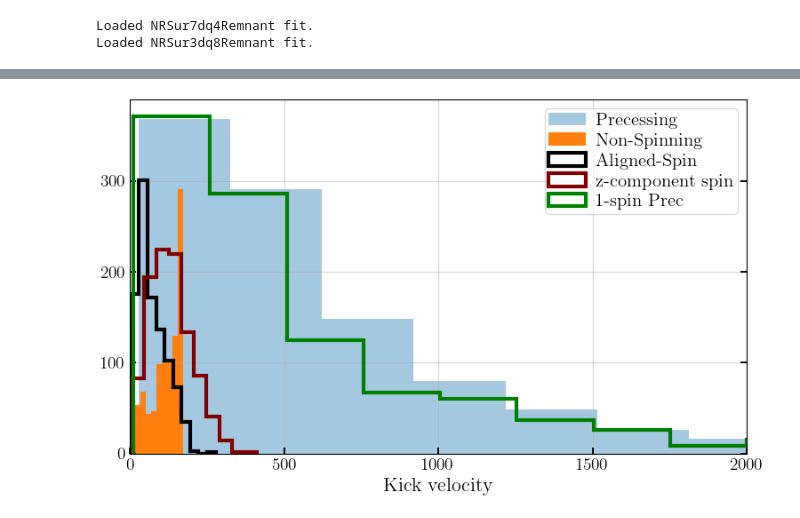
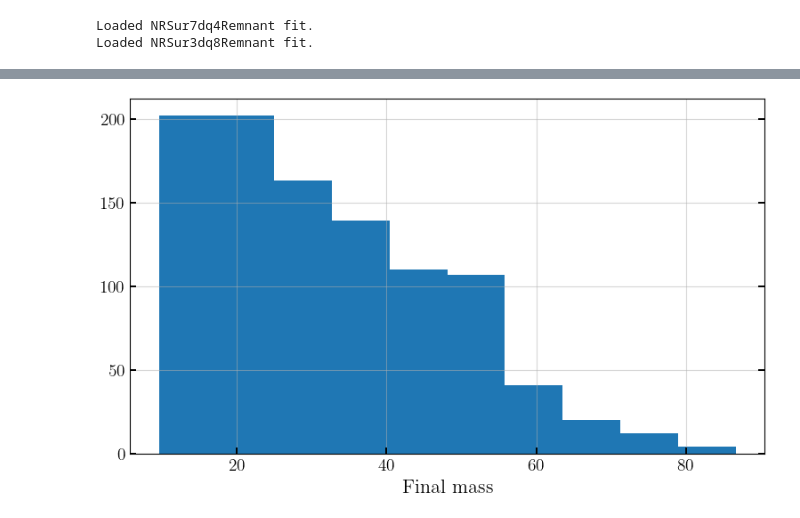
Before and after one commit to tousifislam/gwGenealogy, a Jupyter notebook: tutorials/1g_1g_mergers.ipynb, the cells around one changed output, grey strips where cells are left out. Cells and saved outputs as stored; diff of their text form; code cells hidden in the pictures.

```diff
--- a/tutorials/1g_1g_mergers.ipynb
+++ b/tutorials/1g_1g_mergers.ipynb
@@ -142,16 +106,9 @@ mf_1prec, chif_1prec, vf_1prec = bbh_final_state_precessing_NRSur7dq4Remnant(m1,
-# %%
-plt.hist(vf, alpha=0.4, label='Precessing');
-plt.hist(vf_nospin, label='Non-Spinning');
-plt.hist(vf_as, lw=3, histtype='step', color='k', label='Aligned-Spin');
-plt.hist(vf_az, lw=3, histtype='step', color='maroon', label='z-component spin');
-plt.hist(vf_1prec, lw=3, histtype='step', color='g', label='1-spin Prec');
-plt.xticks(fontsize=14)
-plt.yticks(fontsize=14)
-plt.xlabel('Kick velocity', fontsize=16)
-#plt.xscale('log')
-plt.xlim(xmin=0,xmax=2000)
-plt.legend()
-plt.tight_layout()
-plt.show()
-# %% [output]
-[figure, removed]
+# %%
+plt.hist(mf);
+plt.xticks(fontsize=14)
+plt.yticks(fontsize=14)
+plt.xlabel('Final mass', fontsize=16)
+plt.tight_layout()
+plt.show()
+# %% [output]
+[figure, added]
```
Also changed, not shown: parts of 7 cells of this notebook.
